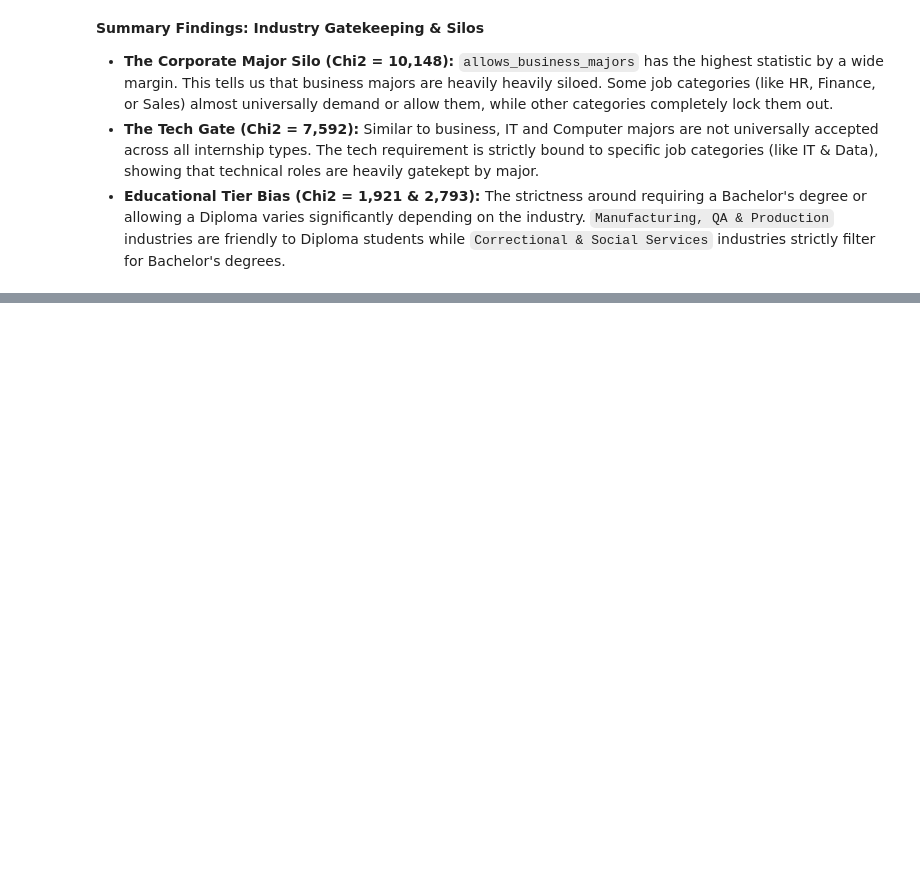
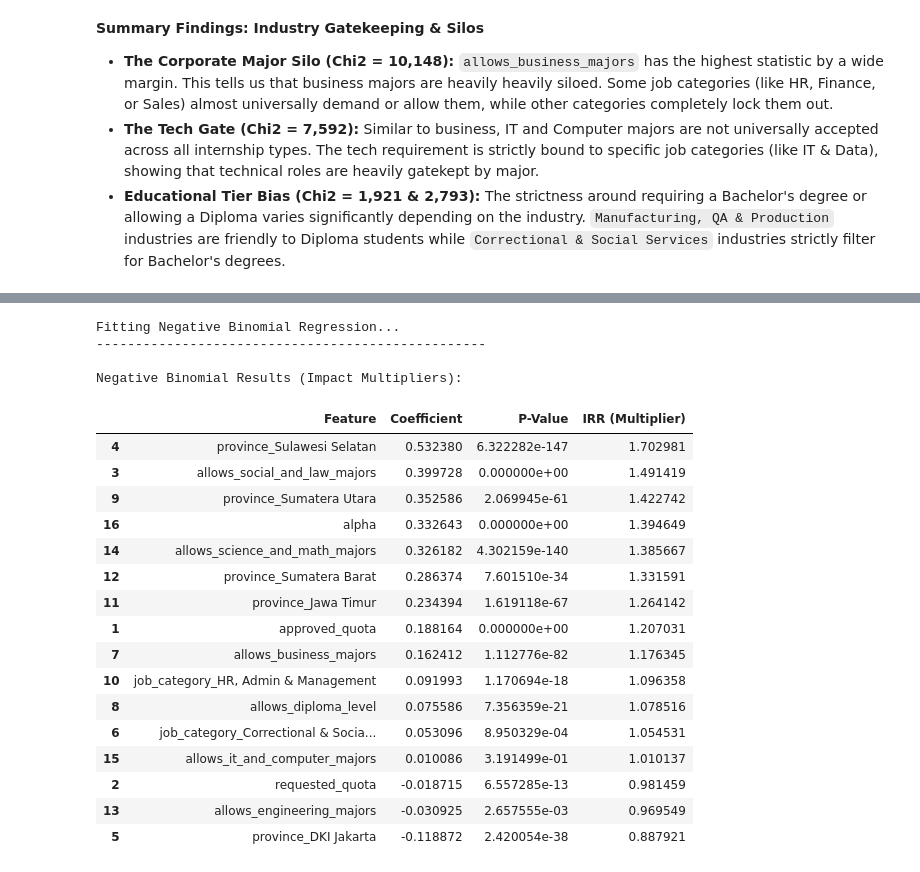
Before and after one commit to tejakusumahyusuf832/maganghub-analysis, a Jupyter notebook: notebooks/3.0-yt-exploratory-data-analysis.ipynb, the cells around one changed output, grey strips where cells are left out. Saved outputs shown, nothing was run; the diff lists cells and outputs as text; code cells hidden in the pictures; blank space fills up the shorter version.

```diff
--- a/notebooks/3.0-yt-exploratory-data-analysis.ipynb
+++ b/notebooks/3.0-yt-exploratory-data-analysis.ipynb
@@ -499,0 +676,57 @@ Chi-Square Test of Independence (Feature vs. Job Category)
+# %%
+# 1. Select the top 15 features identified by the Random Forest
+# We use a subset to ensure the mathematical model converges efficiently
+top_features = importance_df["Feature"].head(15).tolist()
+
+# 2. Prepare the data (using the preprocessed df_rf from the previous step)
+X_nb = df_rf[top_features]
+y_nb = df_rf["applicant_count"]
+
+# Add a constant (intercept) to the model
+X_nb = sm.add_constant(X_nb)
+# %%
+# 3. Fit the Negative Binomial Regression model
+print("Fitting Negative Binomial Regression...\n" + "-"*50)
+try:
+    # We use the discrete model which estimates the dispersion parameter (alpha) automatically
+    nb_model = sm.NegativeBinomial(y_nb, X_nb).fit(disp=0)
+
+    # Extract coefficients and calculate incidence rate ratios (IRR)
+    # IRR tells us the multiplier effect (e.g., 1.5 means 50% more applicants)
+    nb_results = pd.DataFrame({
+        "Feature": nb_model.params.index,
+        "Coefficient": nb_model.params.values,
+        "P-Value": nb_model.pvalues.values,
+        "IRR (Multiplier)": np.exp(nb_model.params.values)
+    }).reset_index(drop=True)
+
+    # Filter out the constant for a cleaner view, sort by highest multiplier
+    nb_results = nb_results[nb_results["Feature"] != "const"].sort_values(by="IRR (Multiplier)", ascending=False)
+
+    print("\nNegative Binomial Results (Impact Multipliers):")
+    display(nb_results)
+
+except Exception as e:
+    print(f"Model failed to converge: {e}")
+# %% [output]
+Fitting Negative Binomial Regression...
+--------------------------------------------------
+
+Negative Binomial Results (Impact Multipliers):
+|  | Feature | Coefficient | P-Value | IRR (Multiplier) |
+| 4 | province_Sulawesi Selatan | 0.532380 | 6.322282e-147 | 1.702981 |
+| 3 | allows_social_and_law_majors | 0.399728 | 0.000000e+00 | 1.491419 |
+| 9 | province_Sumatera Utara | 0.352586 | 2.069945e-61 | 1.422742 |
+| 16 | alpha | 0.332643 | 0.000000e+00 | 1.394649 |
+| 14 | allows_science_and_math_majors | 0.326182 | 4.302159e-140 | 1.385667 |
+| 12 | province_Sumatera Barat | 0.286374 | 7.601510e-34 | 1.331591 |
+| 11 | province_Jawa Timur | 0.234394 | 1.619118e-67 | 1.264142 |
+| 1 | approved_quota | 0.188164 | 0.000000e+00 | 1.207031 |
+| 7 | allows_business_majors | 0.162412 | 1.112776e-82 | 1.176345 |
+| 10 | job_category_HR, Admin & Management | 0.091993 | 1.170694e-18 | 1.096358 |
+| 8 | allows_diploma_level | 0.075586 | 7.356359e-21 | 1.078516 |
+| 6 | job_category_Correctional & Socia... | 0.053096 | 8.950329e-04 | 1.054531 |
+| 15 | allows_it_and_computer_majors | 0.010086 | 3.191499e-01 | 1.010137 |
+| 2 | requested_quota | -0.018715 | 6.557285e-13 | 0.981459 |
+| 13 | allows_engineering_majors | -0.030925 | 2.657555e-03 | 0.969549 |
+| 5 | province_DKI Jakarta | -0.118872 | 2.420054e-38 | 0.887921 |
```
Also changed, not shown: parts of 28 cells of this notebook, 2 other files.
